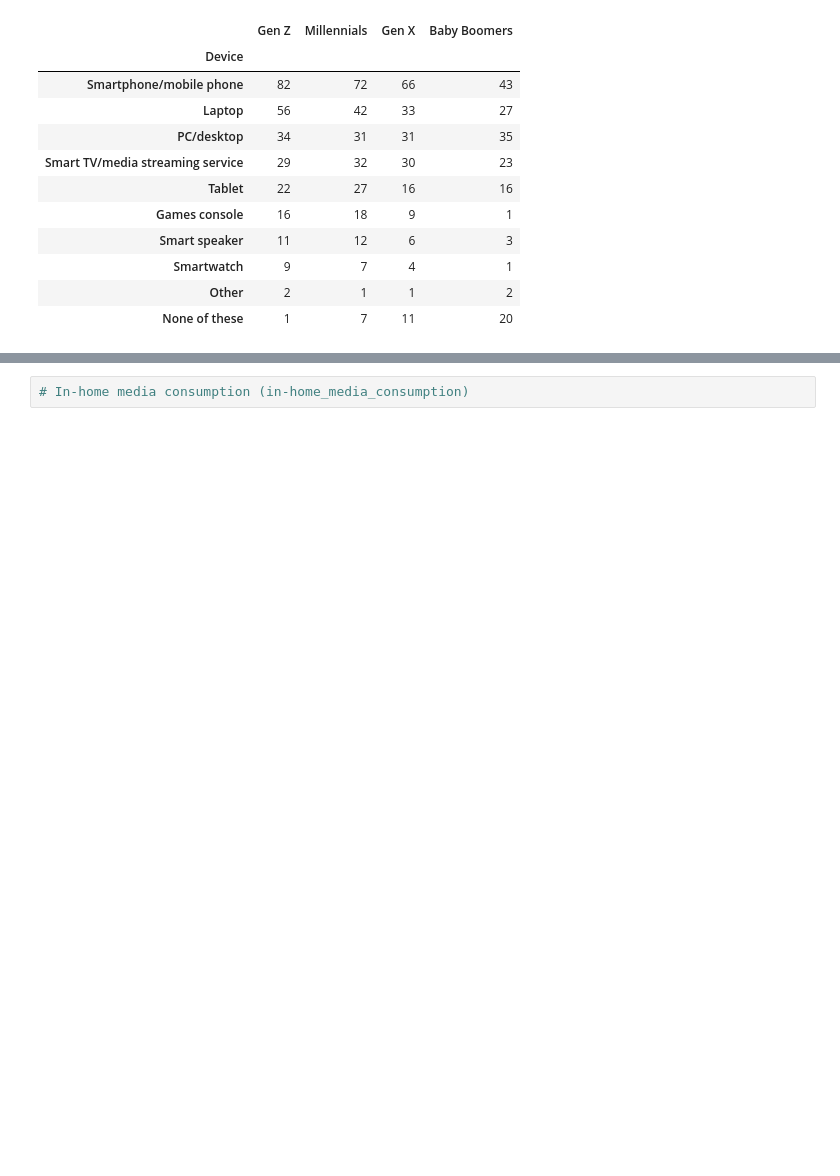
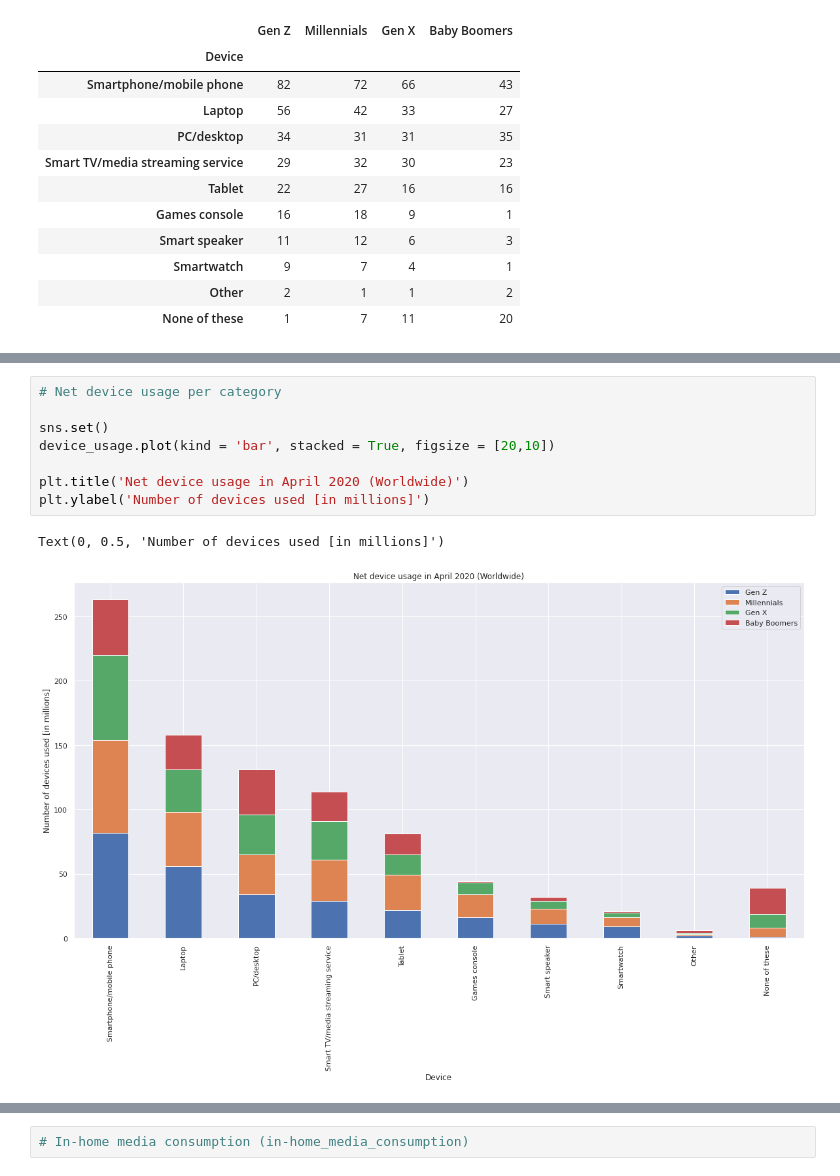
Before and after one commit to newb-dev-1008/CoVID_Entertainment_Impact, a Jupyter notebook: Entertainment_during_CoVID_19.ipynb, the cells around one changed output, grey strips where cells are left out. Cells and saved outputs as stored; diff of their text form; blank space fills up the shorter version.

```diff
--- a/Entertainment_during_CoVID_19.ipynb
+++ b/Entertainment_during_CoVID_19.ipynb
@@ -463,2 +464,13 @@ plt.grid()
+# %%
+# Net device usage per category
+
+sns.set()
+device_usage.plot(kind = 'bar', stacked = True, figsize = [20,10])
+
+plt.title('Net device usage in April 2020 (Worldwide)')
+plt.ylabel('Number of devices used [in millions]')
+# %% [output]
+Text(0, 0.5, 'Number of devices used [in millions]')
+[figure, added]
 # %%
 # Device usage per country (device_usage_per_country)
```
Also changed, not shown: parts of 3 cells of this notebook.
